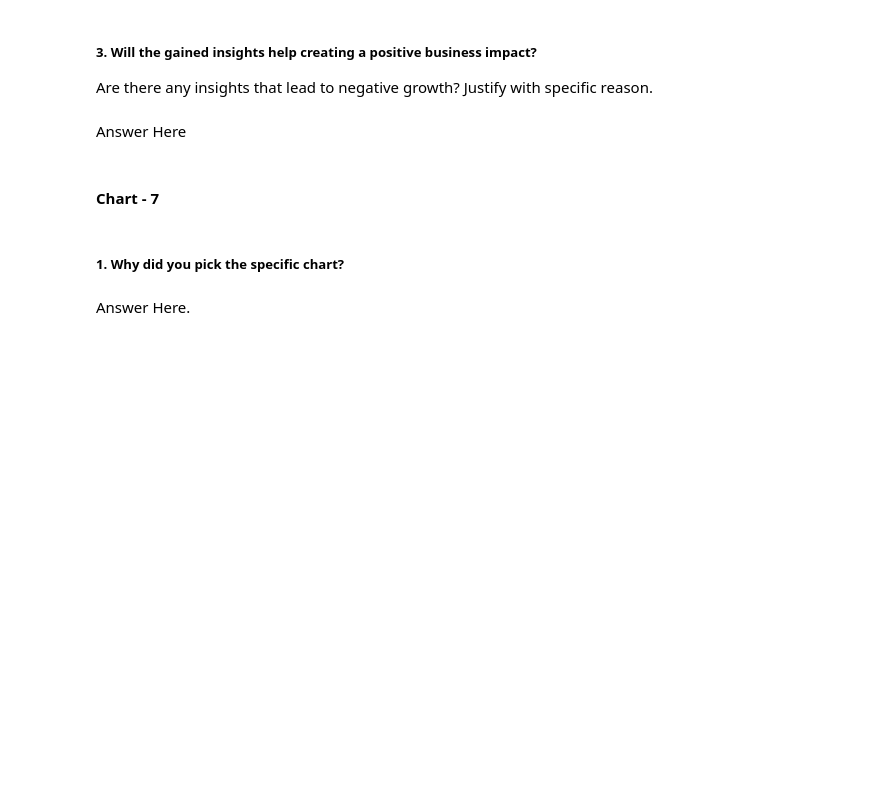
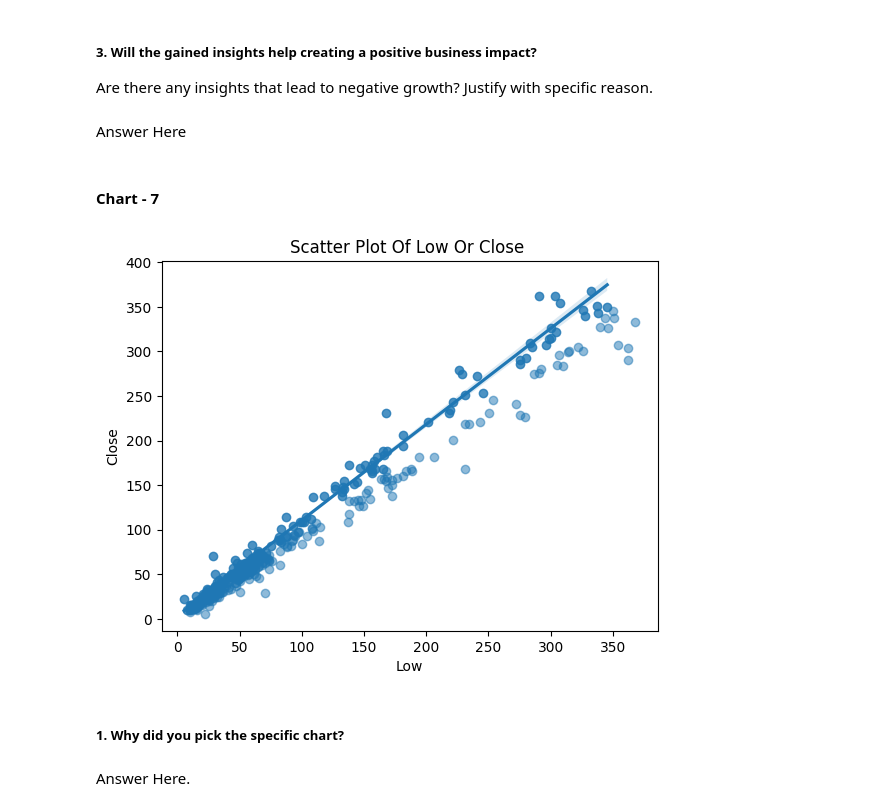
Before and after one commit to kashifkhan9555/Yes_Bank_Closing_price_prediction, a Jupyter notebook: Yes_Bank_Closing_price_prediction.ipynb, the cells around one changed output. Drawn from its saved outputs; the diff is of its cells as text; code cells hidden in the pictures; blank space fills up the shorter version.

```diff
--- a/Yes_Bank_Closing_price_prediction.ipynb
+++ b/Yes_Bank_Closing_price_prediction.ipynb
@@ -559,3 +558,13 @@ Answer Here
+# %%
+# Now find out the realation between the Close and Low
+plt.scatter(df['Close'], df['Low'], alpha=0.5)
+plt.title('Scatter Plot Of Low Or Close ')
+plt.xlabel('Low')
+plt.ylabel('Class')
+sns.regplot(x ='Low', y = 'Close', data= df)
+plt.show()
+# %% [output]
+[figure, added]
 # %% [markdown]
 ##### 1. Why did you pick the specific chart?
 # %% [markdown]
```
Also changed, not shown: parts of 3 cells of this notebook.
